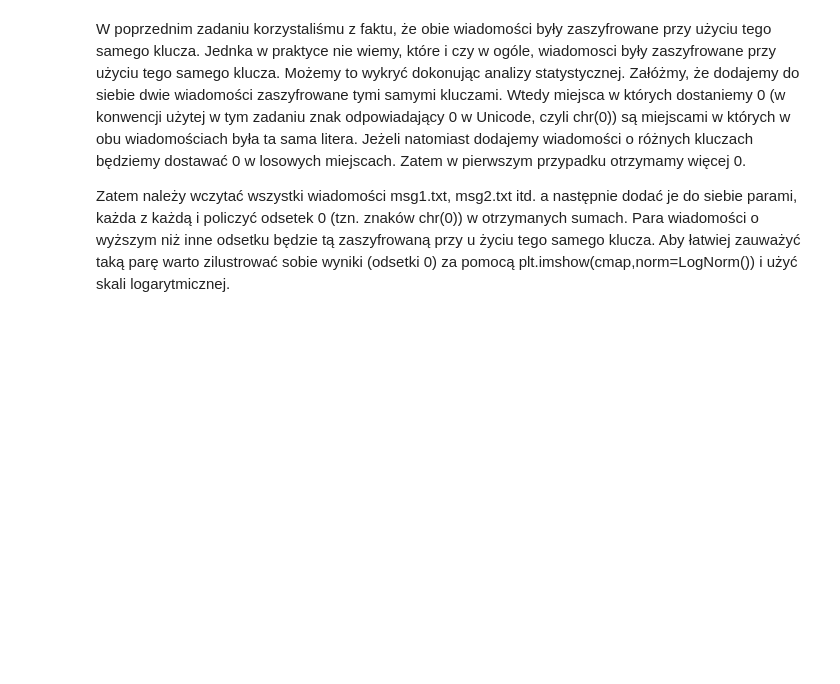
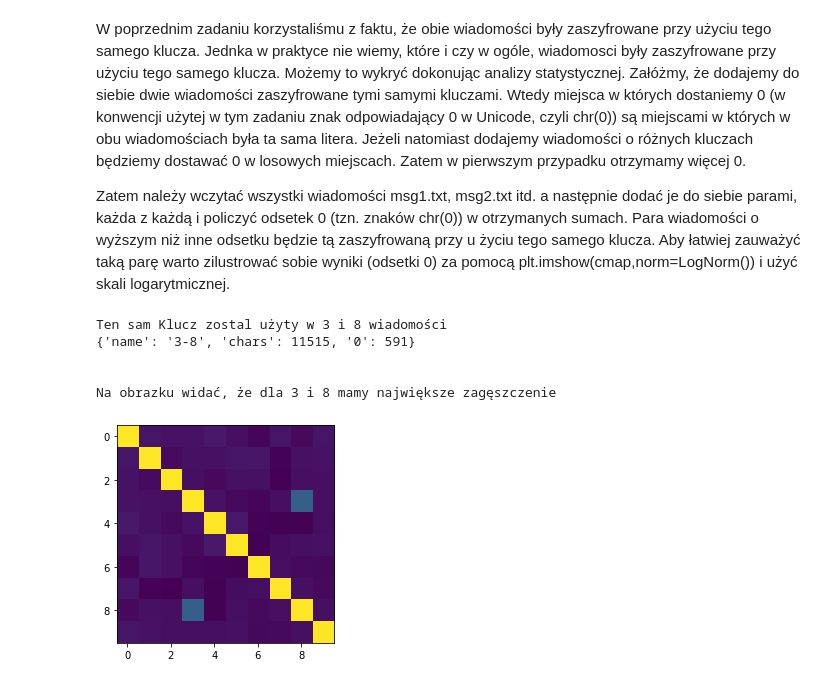
Before and after one commit to LukaszLik/Kryptografia, a Jupyter notebook: Lista2.ipynb, the cells around one changed output. Saved outputs shown, nothing was run; the diff lists cells and outputs as text; code cells hidden in the pictures; blank space fills up the shorter version.

```diff
--- a/Lista2.ipynb
+++ b/Lista2.ipynb
@@ -340,3 +340,58 @@ XX AND YY YESTERDAY EVENING
 W poprzednim zadaniu korzystaliśmu z faktu, że obie wiadomości były zaszyfrowane przy użyciu tego samego klucza. Jednka w praktyce nie wiemy, które i czy w ogóle, wiadomosci były zaszyfrowane przy użyciu tego samego klucza. Możemy to wykryć dokonując analizy statystycznej. Załóżmy, że dodajemy do siebie dwie wiadomości zaszyfrowane tymi samymi kluczami. Wtedy miejsca w których dostaniemy 0 (w konwencji użytej w tym zadaniu znak odpowiadający 0 w Unicode, czyli chr(0)) są miejscami w których w obu wiadomościach była ta sama litera. Jeżeli natomiast dodajemy wiadomości o różnych kluczach będziemy dostawać 0 w losowych miejscach. Zatem w pierwszym przypadku otrzymamy więcej 0.
 
 Zatem należy wczytać wszystki wiadomości msg1.txt, msg2.txt itd. a następnie dodać je do siebie parami, każda z każdą i policzyć odsetek 0 (tzn. znaków chr(0)) w otrzymanych sumach. Para wiadomości o wyższym niż inne odsetku będzie tą zaszyfrowaną przy u życiu tego samego klucza. Aby łatwiej zauważyć taką parę warto zilustrować sobie wyniki (odsetki 0) za pomocą plt.imshow(cmap,norm=LogNorm()) i użyć skali logarytmicznej.
+# %%
+zero = chr(0)
+
+message = []
+
+for i in range(0, 10):
+    plik = open('msg' + str(i) + '.txt', encoding="utf8")
+    message.append(plik.read())
+    plik.close()
+
+added_messages = {}
+
+for i in range(0, 10):
+    for j in range(0, 10):
+        key_name = '' + str(i) + '-' + str(j) + ''
+        if i == j:
+            continue
+        if key_name[::-1] in added_messages:
+            continue
+        added_messages[key_name] = add_str(message[i], message[j])
+
+freq_list = []
+def check_freq(x, pref):
+    return {
+        "name": pref,
+        "chars": len(x),
+        "0": x.count(zero)
+    }
+
+maxVal = 0
+result = ""
+for i in added_messages:
+    f = check_freq(added_messages[i], i)
+
+    if f["0"] > maxVal:
+        maxVal = f["0"]
+        result = f
+
+    freq_list.append(f)
+
+visualizedata  = np.zeros((10,10))
+for i in range(0, 10):
+    for j in range(0, 10):
+        x = add_str(message[i], message[j])
+        visualizedata[i][j] = x.count(zero)
+
+plt.imshow(visualizedata, norm=LogNorm())
+plt.show()
+# %% [output]
+Ten sam Klucz zostal użyty w 3 i 8 wiadomości
+{'name': '3-8', 'chars': 11515, '0': 591}
+
+
+Na obrazku widać, że dla 3 i 8 mamy największe zagęszczenie
+[figure, added]
```
Also changed, not shown: parts of 3 cells of this notebook, 2 other files.
